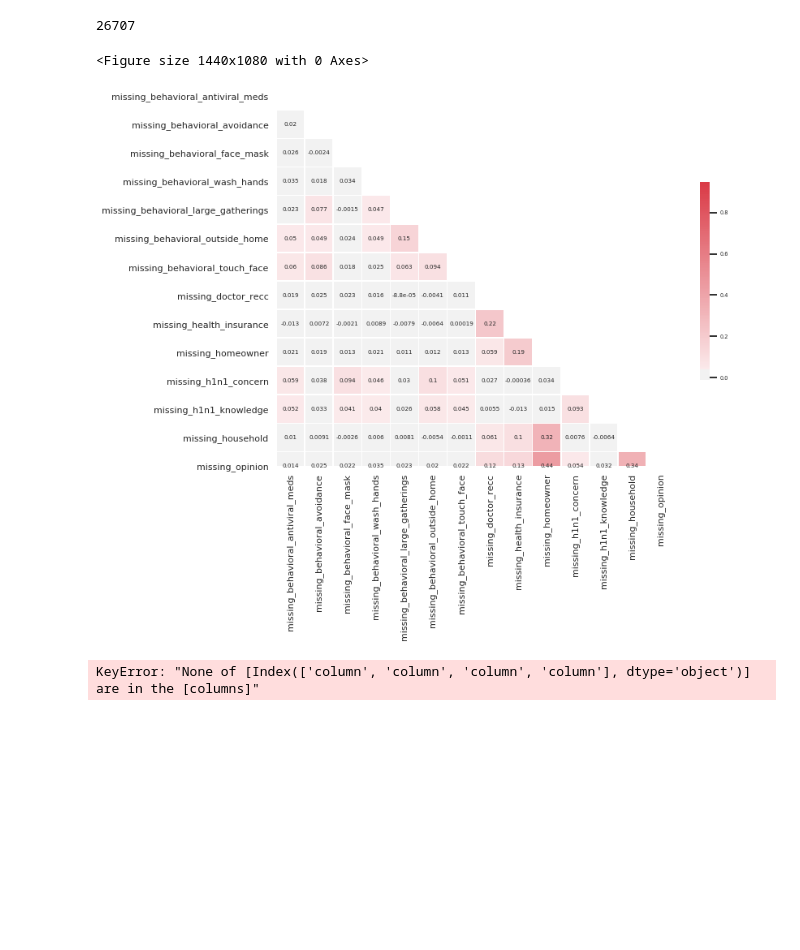
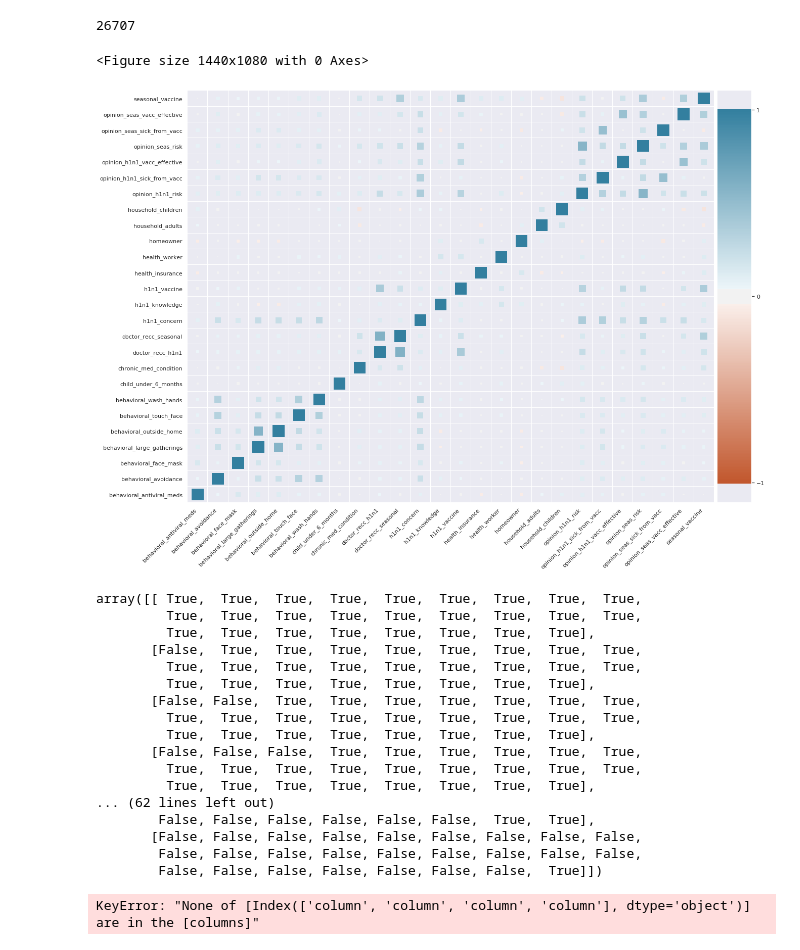
Before and after one commit to coreyryanhanson/predicting_seasonal_vaccinations, a Jupyter notebook: scratch_corey.ipynb, the cells around one changed output. Drawn from its saved outputs; the diff is of its cells as text; code cells hidden in the pictures; blank space fills up the shorter version.

```diff
--- a/scratch_corey.ipynb
+++ b/scratch_corey.ipynb
@@ -47,3 +64,5 @@ sns.barplot(x=df["age_group"], y=df["age_group"].count())
 (df['missing_doctor_recc_h1n1'] == df['missing_doctor_recc_h1n1']).sum()
 # %% [output]
 26707
+# %%
+df["missing_opinion"] = df["missing_opinion"] == 0
@@ -50,8 +157,25 @@ sns.barplot(x=df["age_group"], y=df["age_group"].count())
 # %%
-trimmed_heatmap(df, df[missing_dummies].columns, font_scale=.4, figsize=(20,15))
+trimmed_heatmap(df, df.columns.drop(missing_dummies), font_scale=.4, figsize=(20,15))
 # %% [output]
 <Figure size 1440x1080 with 0 Axes>
-[figure, old version]
+[figure, new version]
+array([[ True,  True,  True,  True,  True,  True,  True,  True,  True,
+         True,  True,  True,  True,  True,  True,  True,  True,  True,
+         True,  True,  True,  True,  True,  True,  True,  True],
+       [False,  True,  True,  True,  True,  True,  True,  True,  True,
+         True,  True,  True,  True,  True,  True,  True,  True,  True,
+         True,  True,  True,  True,  True,  True,  True,  True],
+       [False, False,  True,  True,  True,  True,  True,  True,  True,
+         True,  True,  True,  True,  True,  True,  True,  True,  True,
+         True,  True,  True,  True,  True,  True,  True,  True],
+       [False, False, False,  True,  True,  True,  True,  True,  True,
+         True,  True,  True,  True,  True,  True,  True,  True,  True,
+         True,  True,  True,  True,  True,  True,  True,  True],
+... (62 lines left out)
+        False, False, False, False, False, False,  True,  True],
+       [False, False, False, False, False, False, False, False, False,
+        False, False, False, False, False, False, False, False, False,
+        False, False, False, False, False, False, False,  True]])
 # %%
 sns.pairplot(df[['column','column','column','column']],hue = 'column')
 # %% [output]
```
Also changed, not shown: parts of 29 cells of this notebook, 2 other files.
